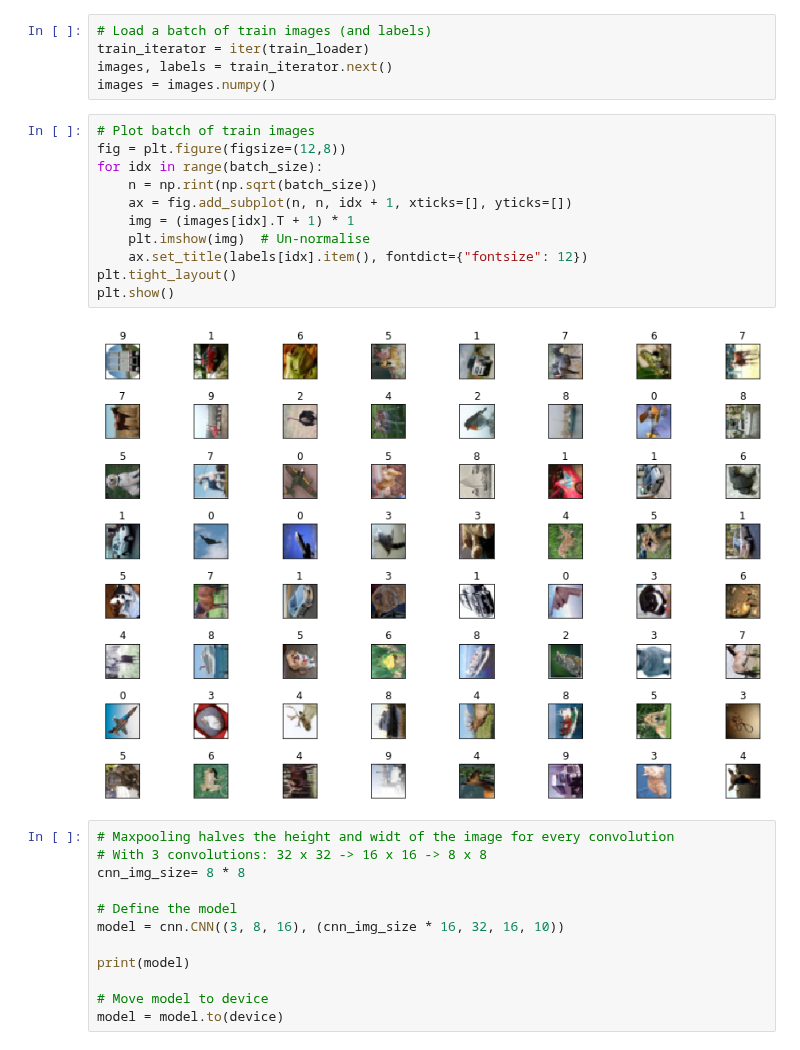
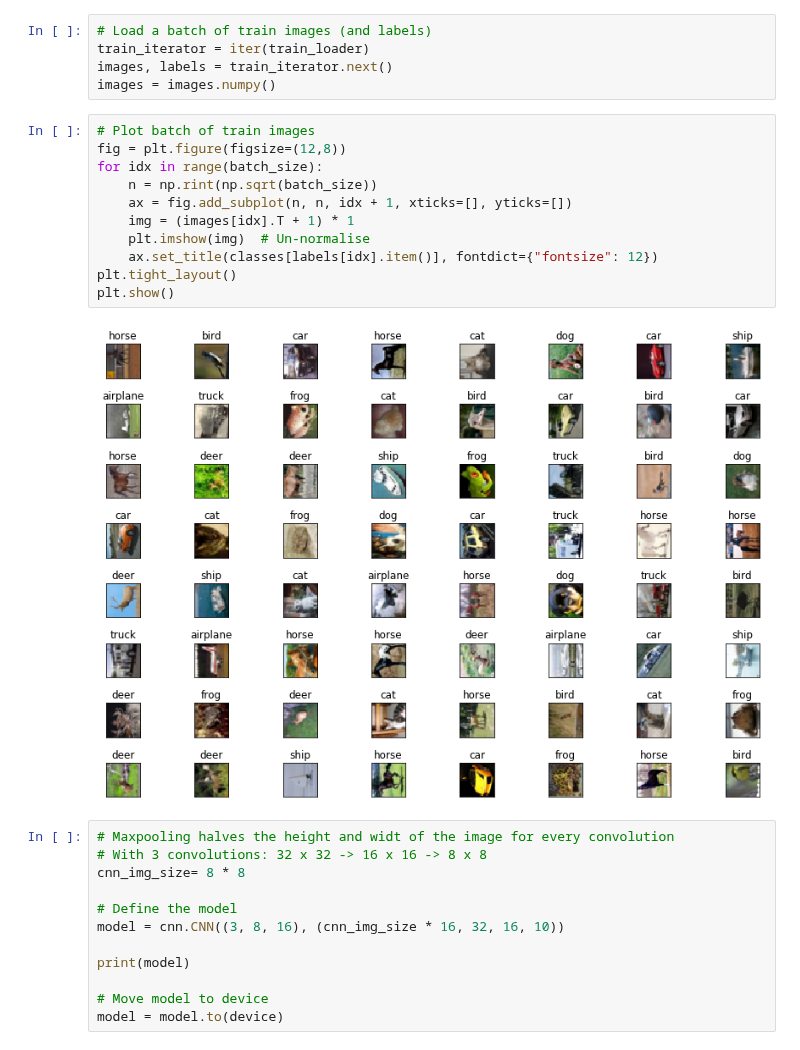
Before and after one commit to RMeli/torchplayground, a Jupyter notebook: playground/cfar10.ipynb, the cells around one changed output. Cells and saved outputs as stored; diff of their text form.

```diff
--- a/playground/cfar10.ipynb
+++ b/playground/cfar10.ipynb
@@ -51,16 +51,16 @@ images = images.numpy()
 # %%
 # Plot batch of train images
 fig = plt.figure(figsize=(12,8))
 for idx in range(batch_size):
     n = np.rint(np.sqrt(batch_size))
     ax = fig.add_subplot(n, n, idx + 1, xticks=[], yticks=[])
     img = (images[idx].T + 1) * 1
     plt.imshow(img)  # Un-normalise
-    ax.set_title(labels[idx].item(), fontdict={"fontsize": 12})
+    ax.set_title(classes[labels[idx].item()], fontdict={"fontsize": 12})
 plt.tight_layout()
 plt.show()
 # %% [output]
-[figure, old version]
+[figure, new version]
 # %%
 # Maxpooling halves the height and widt of the image for every convolution
 # With 3 convolutions: 32 x 32 -> 16 x 16 -> 8 x 8
```
Also changed, not shown: parts of 3 cells of this notebook.
